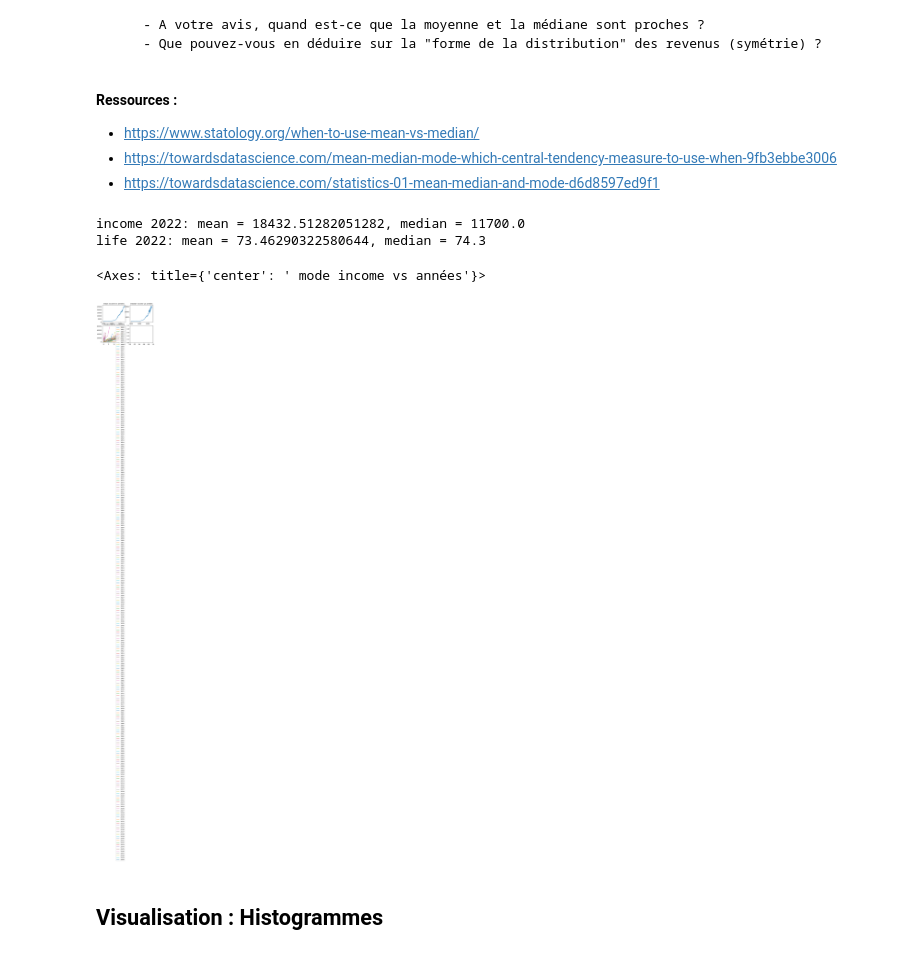
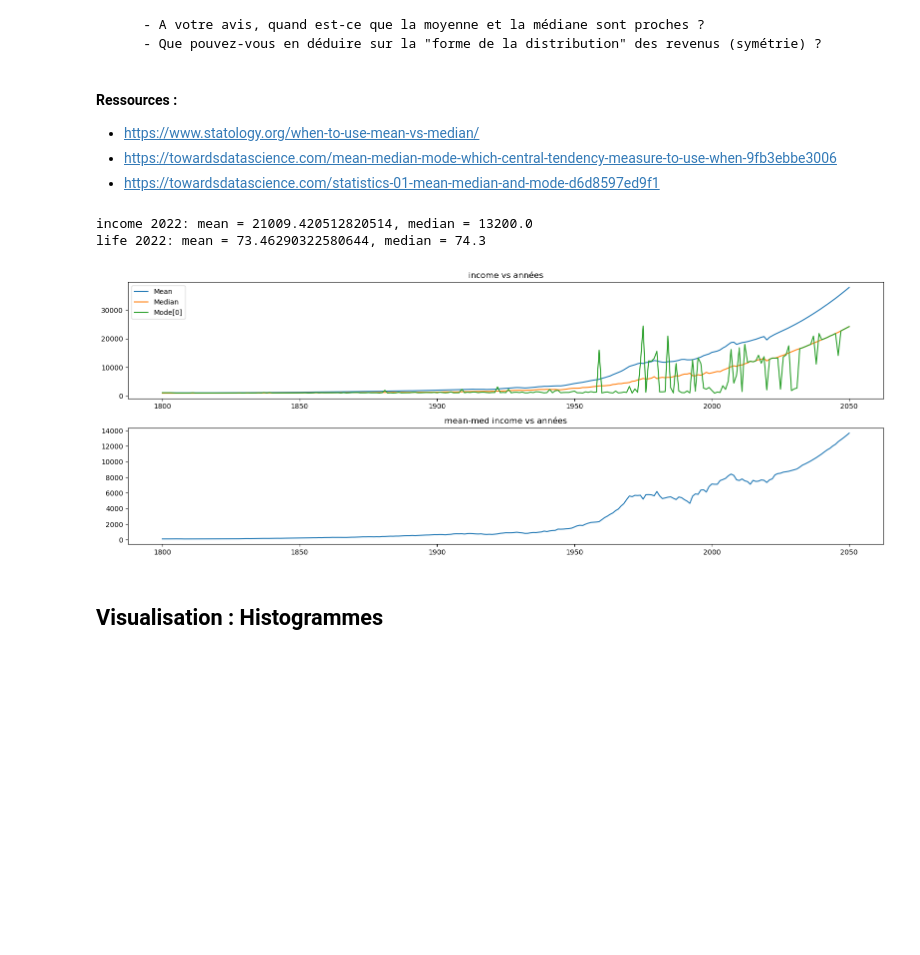
Before and after one commit to thomasmari/DataS3PG, a Jupyter notebook: module/8.Stats/1. Intro Gapminder.ipynb, the cells around one changed output. Drawn from its saved outputs; the diff is of its cells as text; code cells hidden in the pictures; blank space fills up the shorter version.

```diff
--- a/module/8.Stats/1. Intro Gapminder.ipynb
+++ b/module/8.Stats/1. Intro Gapminder.ipynb
@@ -374,7 +374,7 @@ def to_real_number(x):
             y = x.strip('k')
             z = y.split('.')
             if len(z)==1:
-                return(float(z[0]))
+                return(1000*float(z[0]))
             elif len(z) == 2:
                 rest = list(map(lambda c:int(c),z[1]))
                 return(float(z[0])*1000+list_sum([rest[i]*10**(2-i) for i in range(len(rest))]))
@@ -392,7 +392,8 @@ def to_real_number(x):
 
 data_i = data_income.dropna().drop_duplicates().set_index('country').map(to_real_number) #income clean
 data_l = data_life.dropna().drop_duplicates().set_index('country').map(to_real_number)  #life clean
-data_i
+data_i.columns = data_i.columns.astype(int) # or data_i.columns = data_i.columns.map(int)
+data_l.columns = data_l.columns.astype(int)
 # %% [output]
 There is 0 rows with NaN in income out of 195 rows
 There is 9 rows with NaN in life expectency out of 195 rows
@@ -561,31 +549,36 @@ Calculer **à la main** la moyenne, l,a médiane et le mode pour les valeurs sui
 - https://towardsdatascience.com/statistics-01-mean-median-and-mode-d6d8597ed9f1
 # %%
 #    1. Afficher la moyenne et la médiane des revenus pour l'année 2022. Faire de même pour l'espérance de vie.
-print(f"income 2022: mean = {data_i[['2022']].mean().iloc[0]}, median = {data_i[['2022']].median().iloc[0]}")
-print(f"life 2022: mean = {data_l[['2022']].mean().iloc[0]}, median = {data_l[['2022']].median().iloc[0]}")
+print(f"income 2022: mean = {data_i[[2022]].mean().iloc[0]}, median = {data_i[[2022]].median().iloc[0]}")
+print(f"life 2022: mean = {data_l[[2022]].mean().iloc[0]}, median = {data_l[[2022]].median().iloc[0]}")
 
 #    2. Comment expliquer une telle différence entre les valeurs ?
 # La moyenne est impacté par les pays très riche alors que la mediane ne l'est pas
 
 #    3. Pourquoi utiliser une mesure plutôt que l'autre ?
 # moyenne: pour des donnée homogène, symetrique, sans valeurs abérante/extremal (when mean et median sont similaire)
 # median: donné asymetrique avec valeurs abérante
 #    4. Tracer l'évolution de la **moyenne**, du **mode** et de la **médiane** au cours du temps.
 import matplotlib.pyplot as plt
-fig, axes = plt.subplots(nrows=2, ncols=2)
-
-data_i.mean().plot(ax=axes[0,0],title="mean income vs années")
-data_i.median().plot(ax=axes[0,1],title="median income vs années")
-data_i.mode(axis=0).plot(ax=axes[1,0],title=" mode income vs années")
+plt.figure(figsize=(16, 6))
+ax1 = plt.subplot(2,1,1)
+ax2 = plt.subplot(2,1,2)
+# ax3 = plt.subplot(2,1,2)
+axes = [ax1, ax2]
+data_i.mean().plot(ax=ax1,title="income vs années",label='Mean')
+data_i.median().plot(ax=ax1,label='Median')
+data_i.mode(axis=0).iloc[0,:].plot(ax=ax1,label='Mode[0]')
+ax1.legend(loc = "upper left")
 
 #    5. Basé sur ce que vous avez lu dans les ressources :
 #     - A votre avis, quand est-ce que la moyenne et la médiane sont proches ?
+(data_i.mean()-data_i.median()).plot(ax=ax2,title="mean-med income vs années",label='Mean')
+plt.tight_layout() # adjust title over lapping
 #     - Que pouvez-vous en déduire sur la "forme de la distribution" des revenus (symétrie) ?
 # %% [output]
-income 2022: mean = 18432.51282051282, median = 11700.0
+income 2022: mean = 21009.420512820514, median = 13200.0
 life 2022: mean = 73.46290322580644, median = 74.3
-<Axes: title={'center': ' mode income vs années'}>
-[figure, old version]
+[figure, new version]
 # %% [markdown]
 ## Visualisation : Histogrammes
 # %% [markdown]
```
Also changed, not shown: parts of 31 cells of this notebook.
